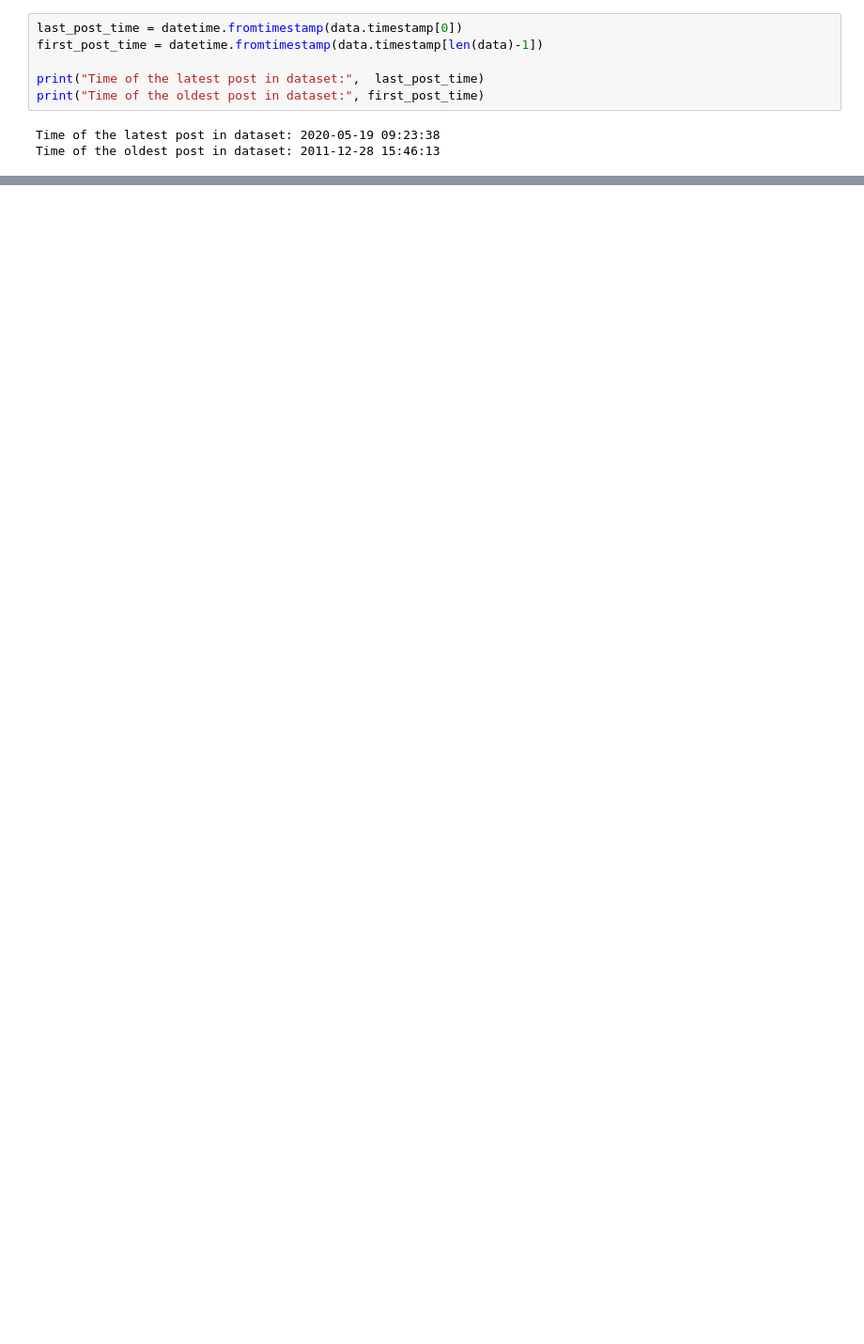
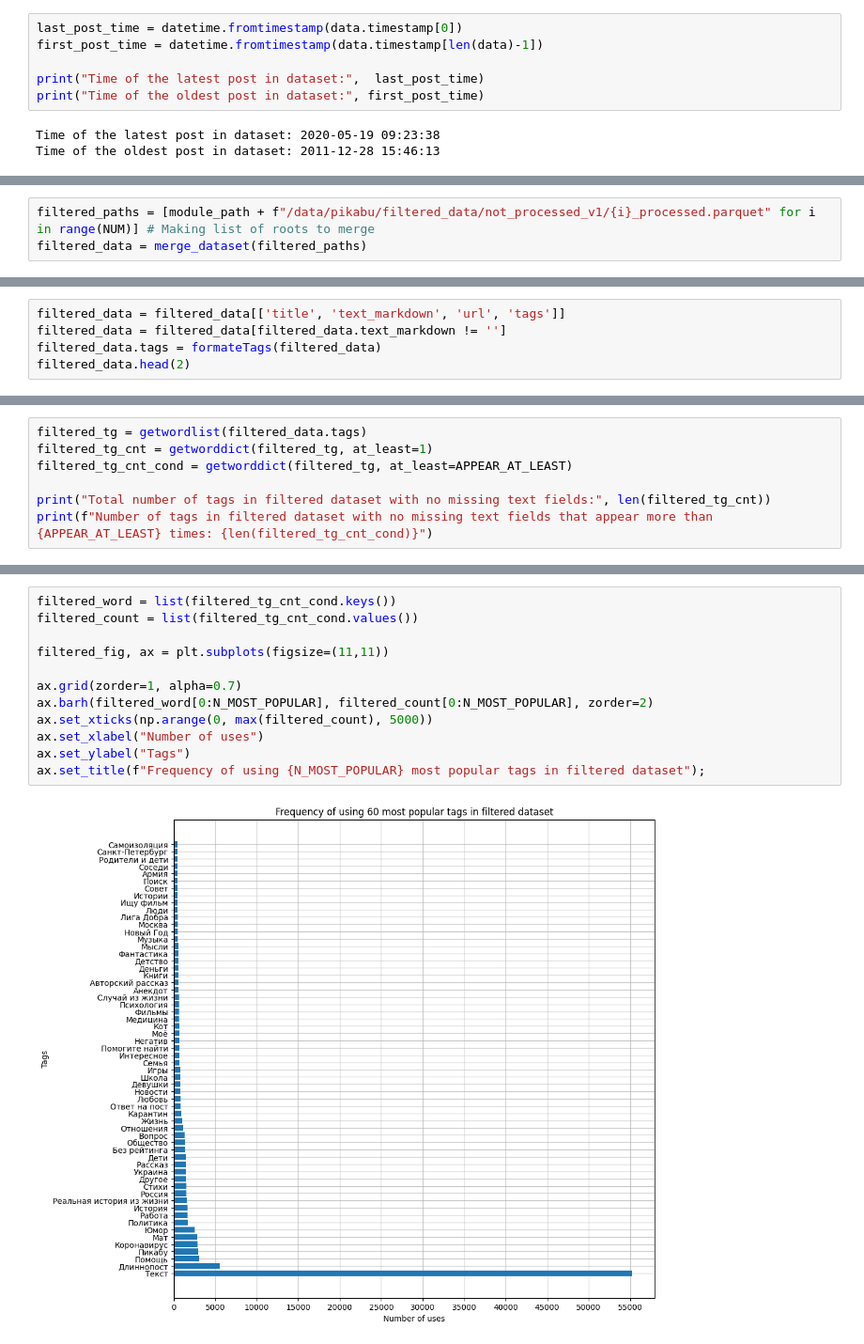
Before and after one commit to zhursvlevy/PostProcessor, a Jupyter notebook: notebooks/dataset_tag_analysis.ipynb, the cells around one changed output, grey strips where cells are left out. Shown at 94% size. Cells and saved outputs as stored; diff of their text form; blank space fills up the shorter version.

```diff
--- a/notebooks/dataset_tag_analysis.ipynb
+++ b/notebooks/dataset_tag_analysis.ipynb
@@ -176,0 +144,3 @@ top_tags = word[0:N_MOST_POPULAR]
+# %%
+filtered_paths = [module_path + f"/data/pikabu/filtered_data/not_processed_v1/{i}_processed.parquet" for i in range(NUM)] # Making list of roots to merge
+filtered_data = merge_dataset(filtered_paths)
@@ -176,0 +159,5 @@ top_tags = word[0:N_MOST_POPULAR]
+# %%
+filtered_data = filtered_data[['title', 'text_markdown', 'url', 'tags']]
+filtered_data = filtered_data[filtered_data.text_markdown != '']
+filtered_data.tags = formateTags(filtered_data)
+filtered_data.head(2)
@@ -176,0 +170,7 @@ top_tags = word[0:N_MOST_POPULAR]
+# %%
+filtered_tg = getwordlist(filtered_data.tags)
+filtered_tg_cnt = getworddict(filtered_tg, at_least=1)
+filtered_tg_cnt_cond = getworddict(filtered_tg, at_least=APPEAR_AT_LEAST)
+
+print("Total number of tags in filtered dataset with no missing text fields:", len(filtered_tg_cnt))
+print(f"Number of tags in filtered dataset with no missing text fields that appear more than {APPEAR_AT_LEAST} times: {len(filtered_tg_cnt_cond)}")
@@ -176,0 +182,14 @@ top_tags = word[0:N_MOST_POPULAR]
+# %%
+filtered_word = list(filtered_tg_cnt_cond.keys())
+filtered_count = list(filtered_tg_cnt_cond.values())
+
+filtered_fig, ax = plt.subplots(figsize=(11,11))
+
+ax.grid(zorder=1, alpha=0.7)
+ax.barh(filtered_word[0:N_MOST_POPULAR], filtered_count[0:N_MOST_POPULAR], zorder=2)
+ax.set_xticks(np.arange(0, max(filtered_count), 5000))
+ax.set_xlabel("Number of uses")
+ax.set_ylabel("Tags")
+ax.set_title(f"Frequency of using {N_MOST_POPULAR} most popular tags in filtered dataset");
+# %% [output]
+[figure, added]
```
Also changed, not shown: parts of 32 cells of this notebook, 1 other file.
